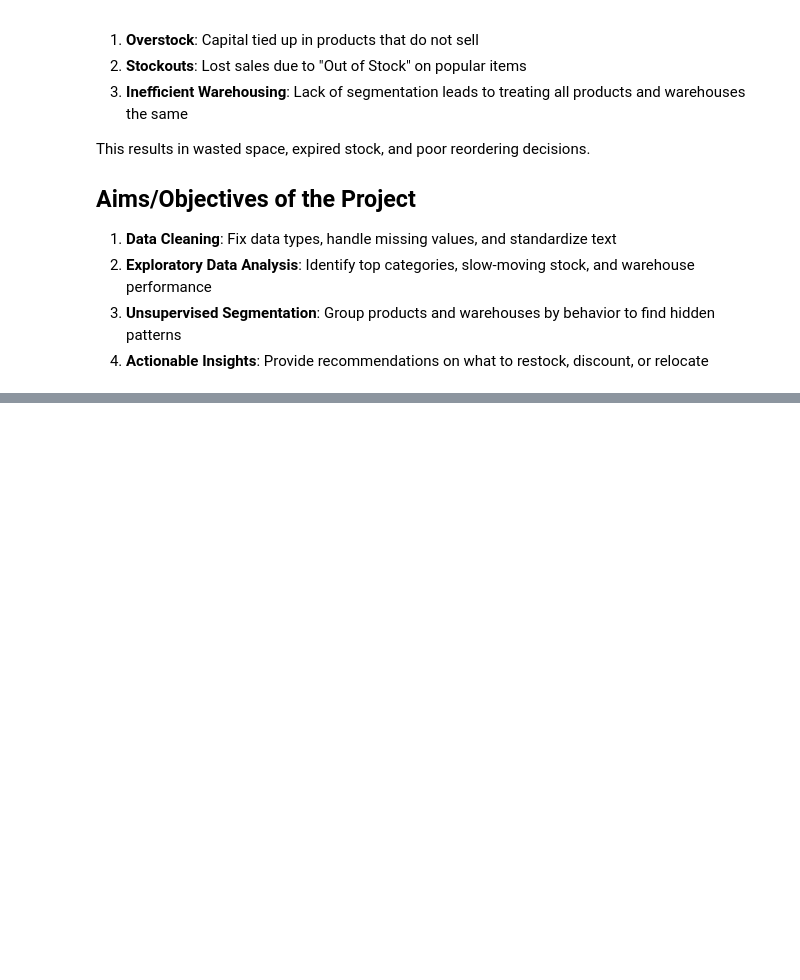
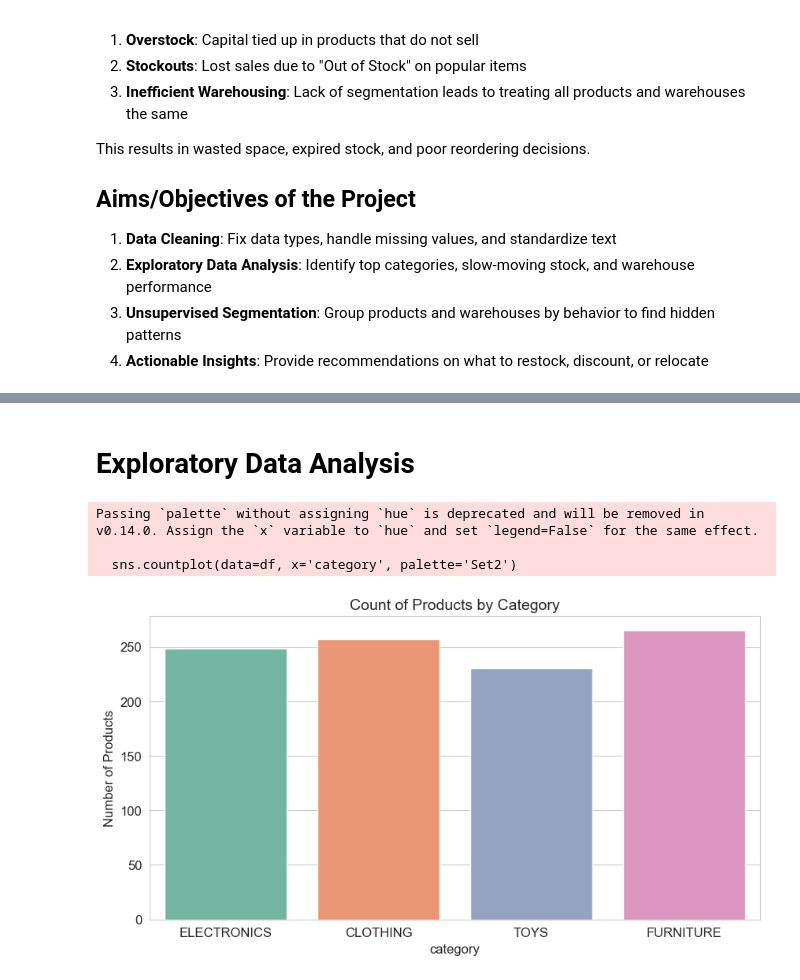
Before and after one commit to elaarhumphrey/Grouping-Products-And-Warehouses-Based-on-Inventory-Patterns, a Jupyter notebook: WAREHOUSE.ipynb, the cells around one changed output, grey strips where cells are left out. Drawn from its saved outputs; the diff is of its cells as text; code cells hidden in the pictures; blank space fills up the shorter version.

```diff
--- a/WAREHOUSE.ipynb
+++ b/WAREHOUSE.ipynb
@@ -23,0 +132,10 @@ This results in wasted space, expired stock, and poor reordering decisions.
+# %%
+#Handle missing values
+#Quantity: Fill missing values with 0;meaning that if the quantity is missing, we assume it is out of stock
+df = df.fillna({'Quantity': 0})
+
+#Last Restocked: Fill missing values with the earliest date in the dataset; this assumes that if we don't know when it was last restocked, it was a long time ago
+df = df.fillna({'Last Restocked': df['Last Restocked'].min()})
+
+#Price: Fill missing values with the median price; this is a common practice to avoid skewing the data with extreme values
+df = df.fillna({'Price': df['Price'].median()})
@@ -23,0 +162,9 @@ This results in wasted space, expired stock, and poor reordering decisions.
+# %%
+#Outlier detection and handling
+df = df[(np.abs(df['Quantity'] - df['Quantity'].mean()) <= (3 * df['Quantity'].std()))]
+df = df[(np.abs(df['Price'] - df['Price'].mean()) <= (3 * df['Price'].std()))]
+# %%
+#Convert all the columns title then lowercase to ensure consistency
+df.columns = df.columns.str.strip().str.lower()
+print("Columns after cleaning:")
+print(df.columns)
@@ -23,0 +176,5 @@ This results in wasted space, expired stock, and poor reordering decisions.
+# %%
+#Convert categorical columns to lowercase and strip whitespace
+for col in df.columns:
+    if df[col].dtype == 'object':
+        df[col] = df[col].str.lower().str.strip()
@@ -23,0 +203,17 @@ This results in wasted space, expired stock, and poor reordering decisions.
+# %% [markdown]
+# Exploratory Data Analysis
+# %%
+#Univariate Analysis - For each column, we will print the unique values and their counts
+import pandas as pd
+import matplotlib.pyplot as plt
+import seaborn as sns
+
+sns.countplot(data=df, x='category', palette='Set2')
+plt.title('Count of Products by Category')
+plt.ylabel('Number of Products')
+plt.show()
+# %% [output]
+Passing `palette` without assigning `hue` is deprecated and will be removed in v0.14.0. Assign the `x` variable to `hue` and set `legend=False` for the same effect.
+
+  sns.countplot(data=df, x='category', palette='Set2')
+[figure, added]
```
Also changed, not shown: parts of 10 cells of this notebook, 3 other files.
